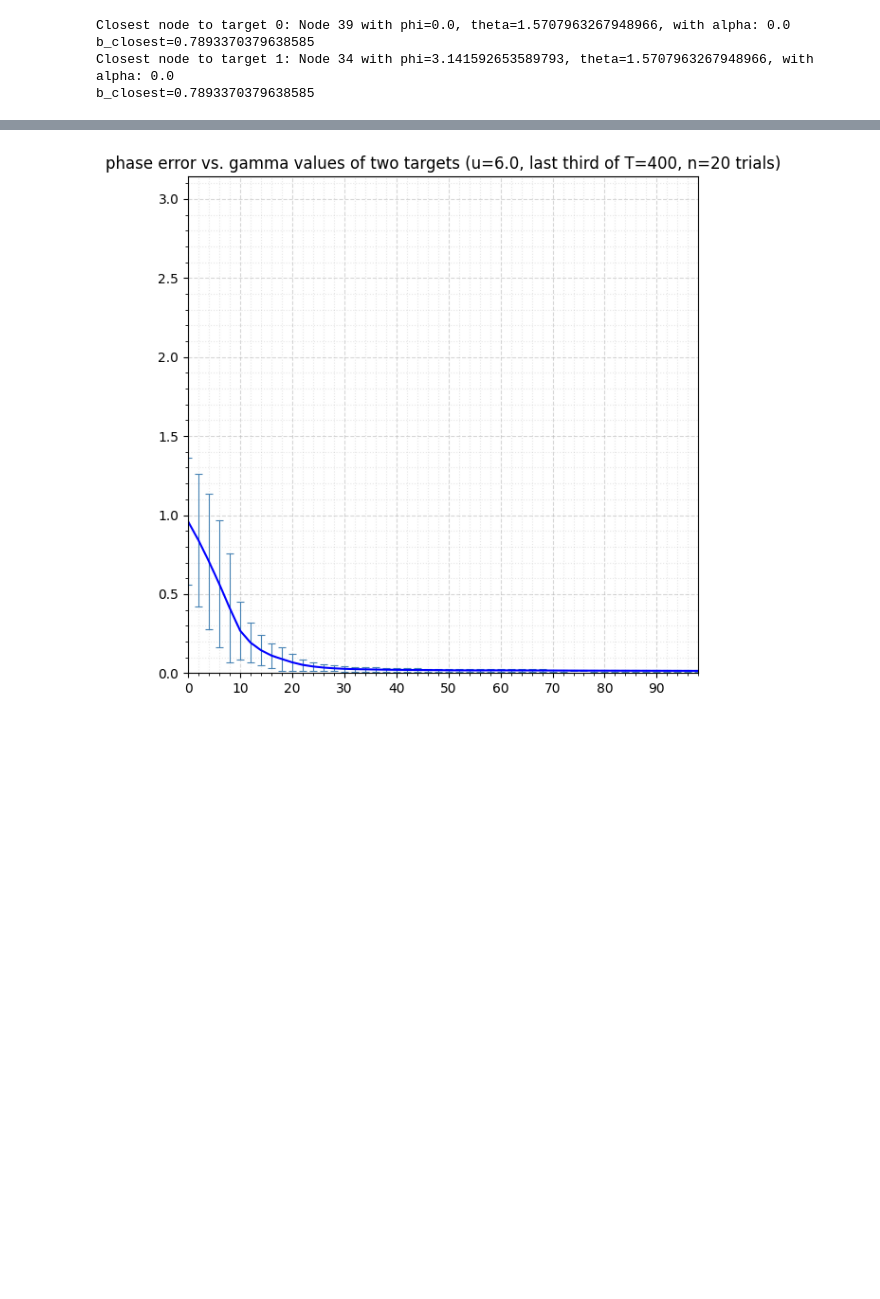
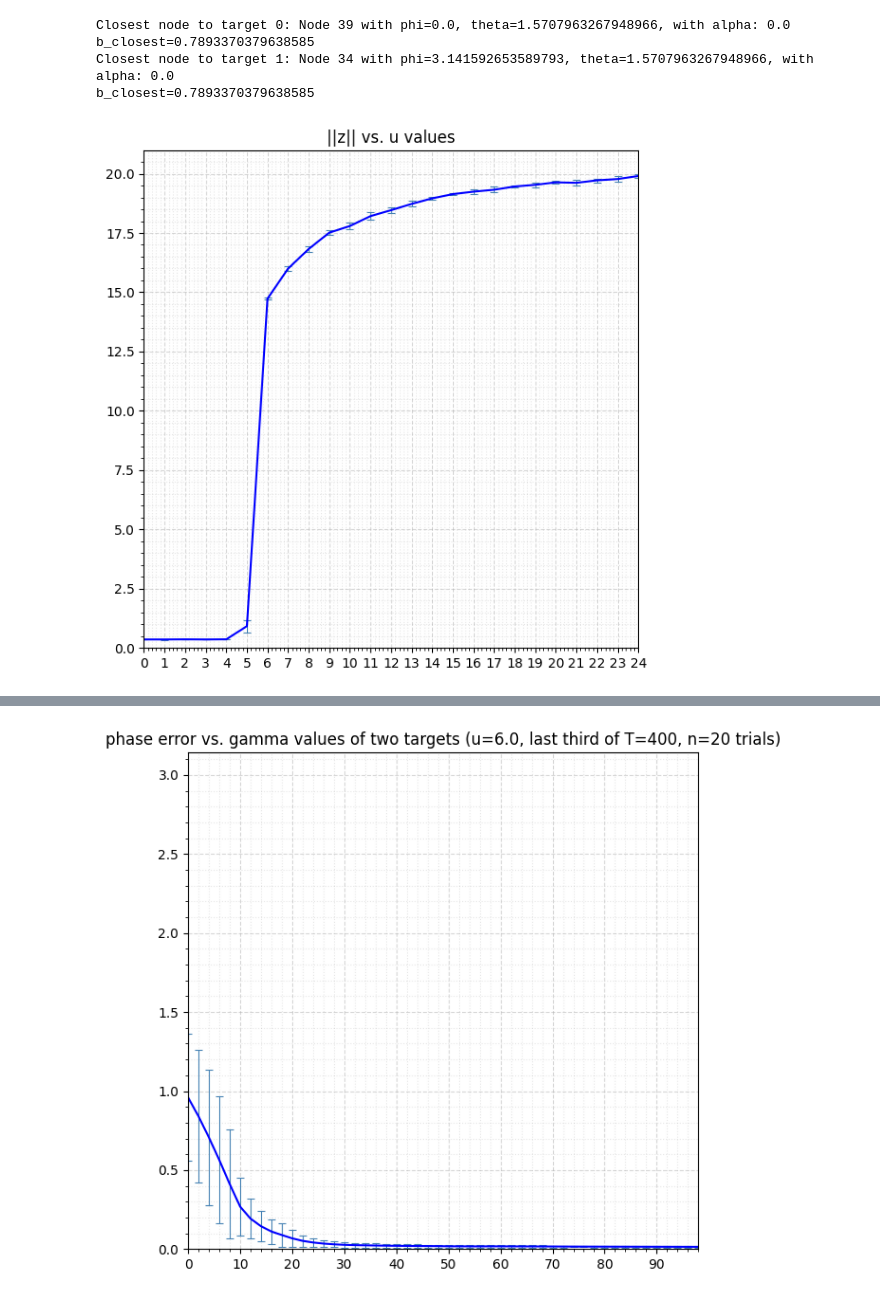
Before and after one commit to noah-ginzburg/RANController, a Jupyter notebook: RAN/mean_field_model_3d.ipynb, the cells around one changed output, grey strips where cells are left out. Saved outputs shown, nothing was run; the diff lists cells and outputs as text; code cells hidden in the pictures; blank space fills up the shorter version.

```diff
--- a/RAN/mean_field_model_3d.ipynb
+++ b/RAN/mean_field_model_3d.ipynb
@@ -417,27 +417,29 @@ b_closest=0.7893370379638585
 # %%
 # Static RAN run, with multiple u's
 
 #u_vals = [u_crit, 1.0, 3.0, 5.0, 5.85, 7.0, 10.0, 15.0, 25.0]
 u_vals = []
 for i in range(0,25):
     u_vals.append(float(i))
 
 n_trials = 10
 targets = []
 z_vals_mean = []
 z_vals_std = []
 
 for num in range(len(u_vals)):
     T = 400
     trial_norms = []
     for trial in range(n_trials):
         b = generate_sensory_input(nodes, targets, kappa)
-        y = generate_RAN_with_history(u_vals[num], N_s, M, T, dt, sigma, beta, b)
+        y = generate_RAN_with_history(u_vals[num], N_s, M, T, dt, 0.5, beta, b)
         trial_norms.append(np.linalg.norm(y[-1]))
     z_vals_mean.append(float(np.mean(trial_norms)))
     z_vals_std.append(float(np.std(trial_norms)))
 
 plot_scatter_regular(u_vals, z_vals_mean, 1, "||z|| vs. u values", yerr=z_vals_std, errbar_step=1)
+# %% [output]
+[figure, added]
 # %%
 # Static RAN run, sweep gamma (quality) of two targets, averaged over trials
 
```
Also changed, not shown: parts of 4 cells of this notebook, 9 other files.
